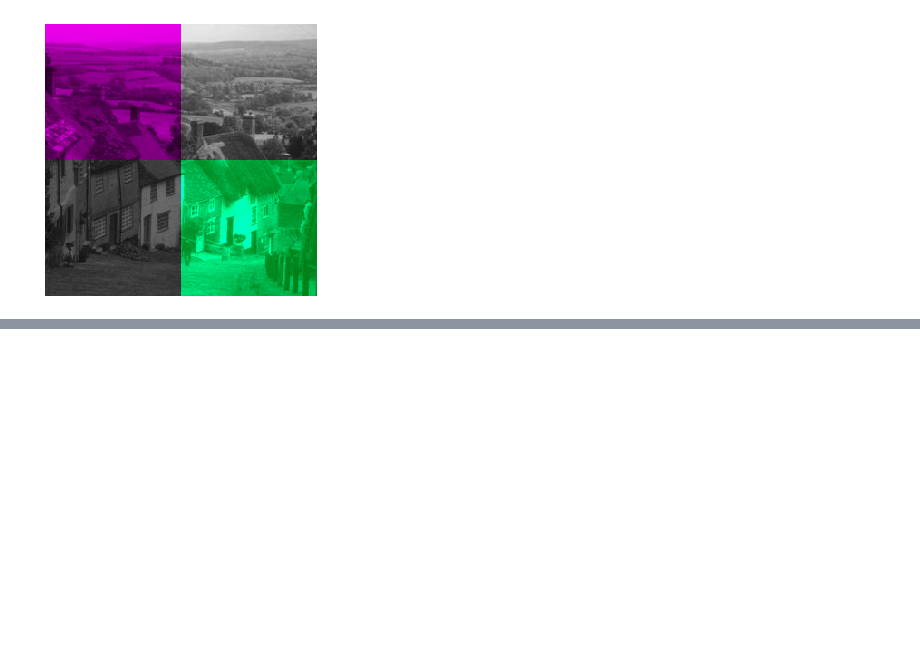
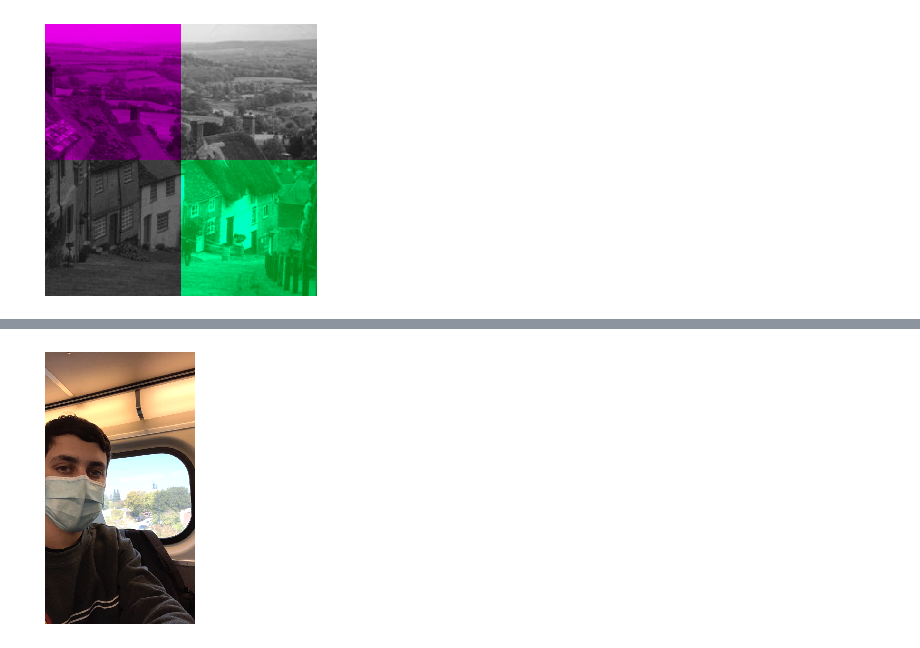
Before and after one commit to yrafalin/ComputerVision, a Jupyter notebook: ImageManipulation/ImagesAndPixels.ipynb, the cells around one changed output, grey strips where cells are left out. Cells and saved outputs as stored; diff of their text form; code cells hidden in the pictures; blank space fills up the shorter version.

```diff
--- a/ImageManipulation/ImagesAndPixels.ipynb
+++ b/ImageManipulation/ImagesAndPixels.ipynb
@@ -385,0 +411,6 @@ Clipping input data to the valid range for imshow with RGB data ([0..1] for floa
+# %%
+image3lab = color.rgb2lab(image3)
+image3lab[:,:,0] = image3lab[:,:,0] * 1.3
+display(color.lab2rgb(image3lab))
+# %% [output]
+[figure, added]
```
Also changed, not shown: parts of 9 cells of this notebook, 1 other file.
